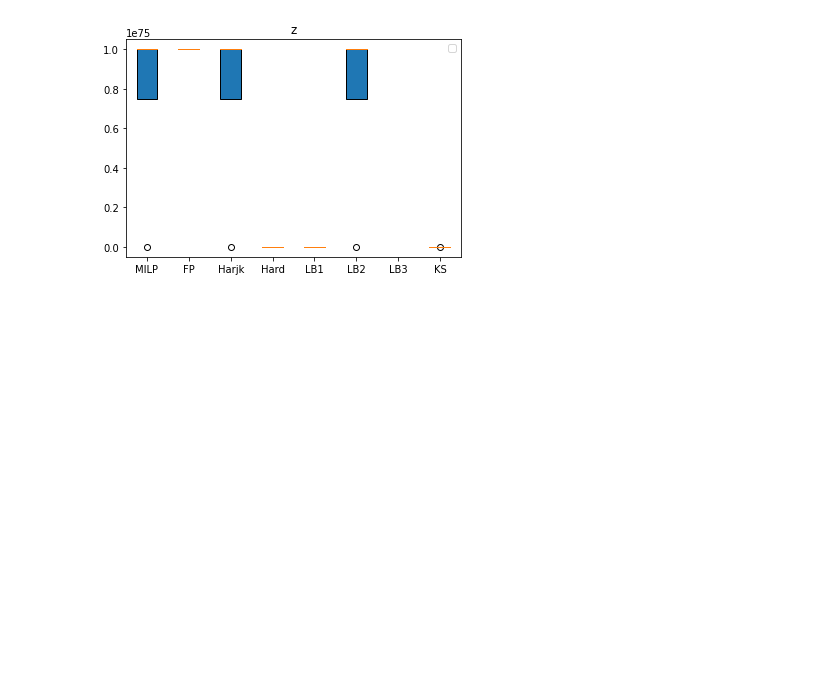
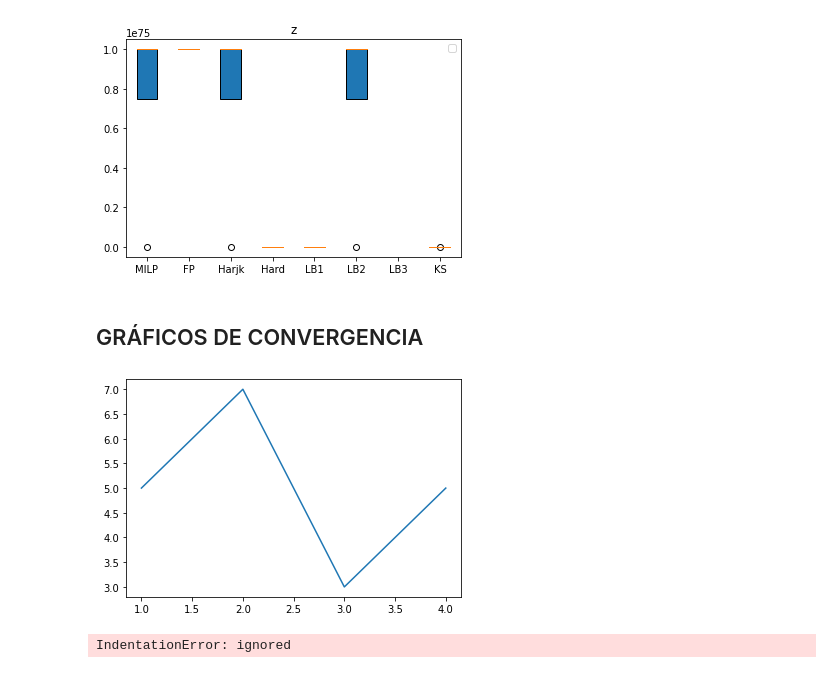
Before and after one commit to urieliram/Matheuristics_UCP, a Jupyter notebook: Figures_TC_UC.ipynb, the cells around one changed output. Saved outputs shown, nothing was run; the diff lists cells and outputs as text; code cells hidden in the pictures; blank space fills up the shorter version.

```diff
--- a/Figures_TC_UC.ipynb
+++ b/Figures_TC_UC.ipynb
@@ -78,6 +78,17 @@ plt.show()
 # %% [output]
 WARNING:matplotlib.legend:No handles with labels found to put in legend.
 [figure]
+# %% [markdown]
+## GRÁFICOS DE CONVERGENCIA
+# %%
+# define data values
+x = np.array([1, 2, 3, 4])  # X-axis points
+y = np.array([5, 7, 3, 5])  # Y-axis points
+
+plt.plot(x, y)  # Plot the chart
+plt.show()  # display
+# %% [output]
+[figure, added]
 # %%
     data1=df.loc[(df['instance'] == mem) & (df['percent'] == 70)][graph].to_numpy()
     data2=df.loc[(df['instance'] == mem) & (df['percent'] == 80)][graph].to_numpy()
@@ -99,3 +110,5 @@ WARNING:matplotlib.legend:No handles with labels found to put in legend.
   namefile = mem+'.pdf'
   plt.savefig(namefile, transparent=True)
   plt.show()
+# %% [output]
+IndentationError: ignored
```
